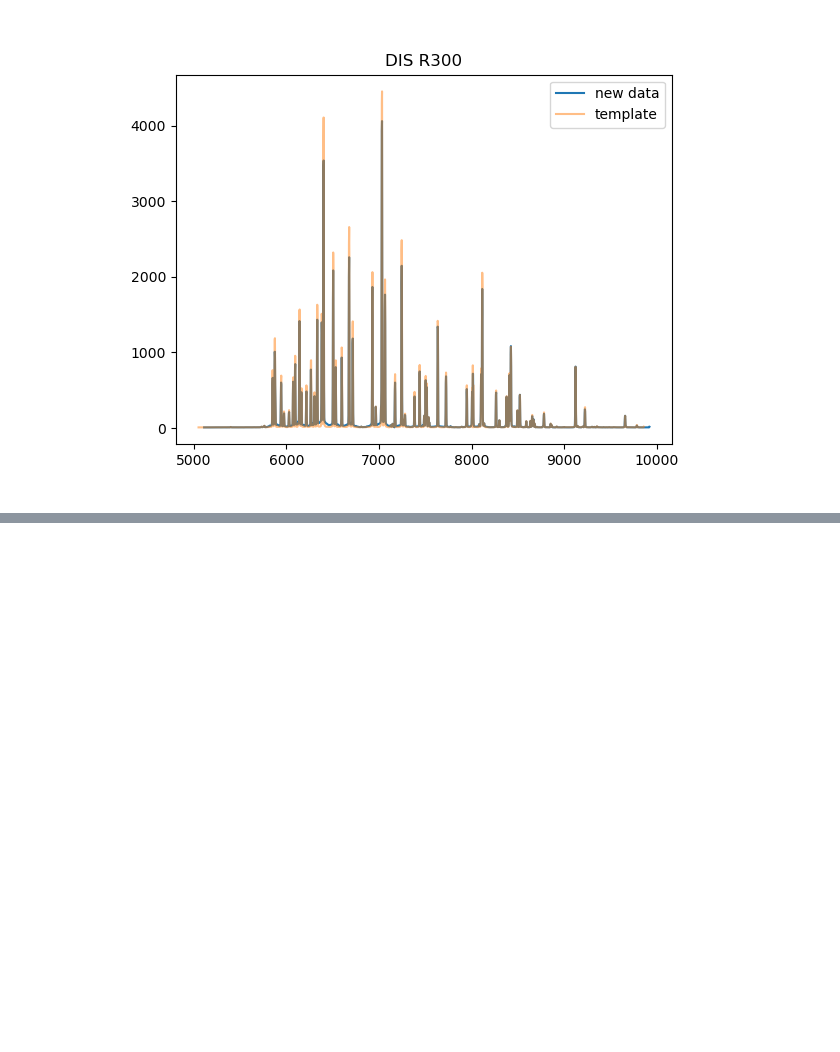
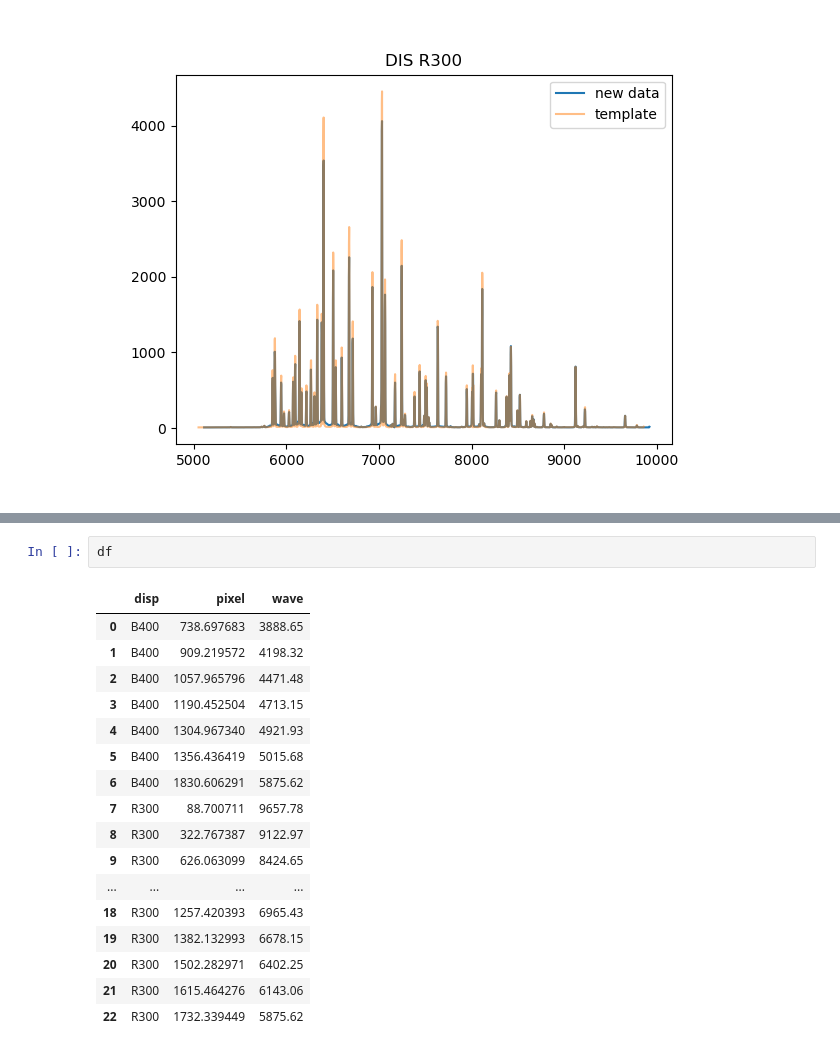
Before and after one commit to jradavenport/kosmos-arc, a Jupyter notebook: notebooks/dis-low.ipynb, the cells around one changed output, grey strips where cells are left out. Saved outputs shown, nothing was run; the diff lists cells and outputs as text; blank space fills up the shorter version.

```diff
--- a/notebooks/dis-low.ipynb
+++ b/notebooks/dis-low.ipynb
@@ -571,0 +414,20 @@ let's try a fix, only doing DTW on the PEAKS, not the whole spectrum. This might
+# %%
+df
+# %% [output]
+|  | disp | pixel | wave |
+| 0 | B400 | 738.697683 | 3888.65 |
+| 1 | B400 | 909.219572 | 4198.32 |
+| 2 | B400 | 1057.965796 | 4471.48 |
+| 3 | B400 | 1190.452504 | 4713.15 |
+| 4 | B400 | 1304.967340 | 4921.93 |
+| 5 | B400 | 1356.436419 | 5015.68 |
+| 6 | B400 | 1830.606291 | 5875.62 |
+| 7 | R300 | 88.700711 | 9657.78 |
+| 8 | R300 | 322.767387 | 9122.97 |
+| 9 | R300 | 626.063099 | 8424.65 |
+| ... | ... | ... | ... |
+| 18 | R300 | 1257.420393 | 6965.43 |
+| 19 | R300 | 1382.132993 | 6678.15 |
+| 20 | R300 | 1502.282971 | 6402.25 |
+| 21 | R300 | 1615.464276 | 6143.06 |
+| 22 | R300 | 1732.339449 | 5875.62 |
```
Also changed, not shown: parts of 21 cells of this notebook, 3 other files.
